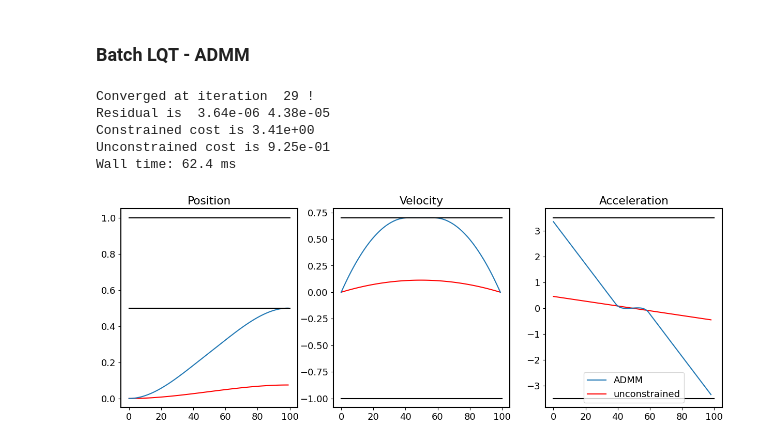
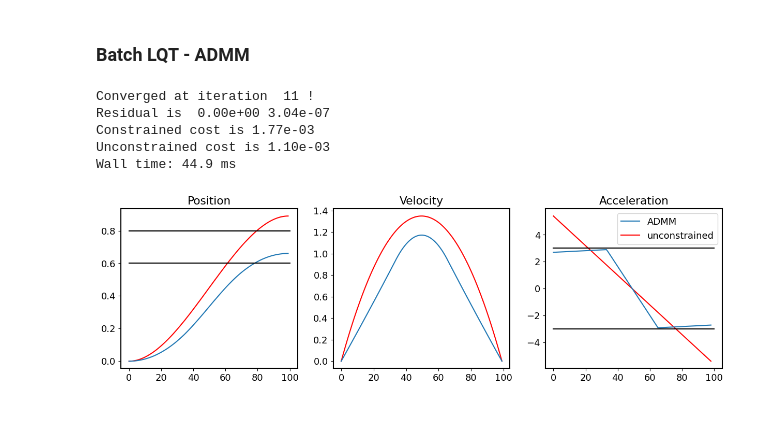
Before and after one commit to chenjianxing1/iLQR-ADMM, a Jupyter notebook: notebooks/Double integrator/LQR and SLS with state bounds.ipynb, the cells around one changed output. Drawn from its saved outputs; the diff is of its cells as text; code cells hidden in the pictures; blank space fills up the shorter version.

```diff
--- a/notebooks/Double integrator/LQR and SLS with state bounds.ipynb
+++ b/notebooks/Double integrator/LQR and SLS with state bounds.ipynb
@@ -46,9 +43,10 @@ Wall time: 0 ns
 # %% [markdown]
 Define the task:
 # %%
-u_std=1e-2
+u_std = 1e-6
+x_std = 1e4
 x_final_target = np.array([1., 0.])
-viaQ_final = np.diag([1e0, 1e6])
+viaQ_final = np.diag([1e-2, x_std])
 
 free_state = np.zeros(d)
 viaQ_free = np.diag([0]*d)
@@ -88,3 +61,6 @@ Last velocity:  4.5797232528684007e-07
+# %%
+x0 = np.zeros(d)
+x_opt, u_opt = sls.solve_batch(x0)
 # %% [markdown]
 ## ADMM Optimization with state bounds on the given timestep
 # %% [markdown]
@@ -120,48 +90,45 @@ for i in range(nb_proj):
 ### Batch LQT - ADMM
 # %%
 %%time
-
-x0 = np.zeros(d)
 # Final timestep position and all timestep velocities are constrained.
 rho_x = np.zeros((N, d, d))
-rho_x[-1, 0, 0] = 1e2 # Final timestep position
-rho_x[:, 1, 1] = 1e0 # all timestep velocities
+rho_x[-1, 0, 0] = 1e3 # Final timestep position
+rho_x[:, 1, 1] = 0. # all timestep velocities
 
-# rho_x = 0.
-rho_u = 1e-2
-rho_x = scipy.linalg.block_diag(*rho_x)
+rho_u = 1e0
+rho_x_ = scipy.linalg.block_diag(*rho_x)
 
 u_optimal, log = sls.ADMM_LQT_Batch(np.zeros(d), list_of_proj_x=list_of_proj_x,list_of_proj_u=list_of_proj_u, max_iter=50000,
-                                      rho_x=rho_x, rho_u=rho_u, threshold=1e-4, warm_start=0, init_guess=None, verbose=False, log=True)
-fig,ax = plt.subplots(ncols=3, figsize=(15,5*x_dim))
+                                      rho_x=rho_x_, rho_u=rho_u, threshold=1e-4, warm_start=0, init_guess=None, verbose=False, log=True)
+fig,ax = plt.subplots(ncols=3, figsize=(15,4))
 x_optimal = sls.C[:,:d]@x0 + sls.D@u_optimal
 ax[0].plot(x_optimal.reshape(N,-1)[:,0], label="ADMM")
-ax[0].plot(sls.x_opt(x0)[:,0], "r", label="unconstrained", zorder=1)
+ax[0].plot(x_opt[:,0], "r", label="unconstrained", zorder=1)
 ax[0].plot([0,N],[lower_x_final]*2, "k")
 ax[0].plot([0,N],[upper_x_final]*2, "k")
 
 ax[1].plot(x_optimal.reshape(N,-1)[:,1])
-ax[1].plot(sls.x_opt(x0)[:,1], "r", zorder=1)
-ax[1].plot([0,N],[lower_dx]*2, "k")
-ax[1].plot([0,N],[upper_dx]*2, "k")
+ax[1].plot(x_opt[:,1], "r", zorder=1)
+# ax[1].plot([0,N],[lower_dx]*2, "k")
+# ax[1].plot([0,N],[upper_dx]*2, "k")
 
 ax[2].plot(u_optimal.reshape(N,-1)[:-1], label="ADMM")
-ax[2].plot(sls.u_opt(x0).flatten(), "r", label="unconstrained", zorder=1)
+ax[2].plot(u_opt[:-1], "r", label="unconstrained", zorder=1)
 ax[2].plot([0,N*u_dim],[lower_u]*2, "k")
 ax[2].plot([0,N*u_dim],[upper_u]*2, "k")
 titles = ["Position", "Velocity", "Acceleration"]
 for i in range(3):
     ax[i].set_title(titles[i])
 
 plt.legend()
-print("Constrained cost is", "{:.2e}".format(sls.cost(x_optimal, u_optimal)))
-print("Unconstrained cost is", "{:.2e}".format(sls.cost(sls.dx, sls.du)))
+print("Constrained cost is", "{:.2e}".format(sls.compute_cost(x_optimal, u_optimal)))
+print("Unconstrained cost is", "{:.2e}".format(sls.compute_cost(x_opt, u_opt)))
 # %% [output]
-Converged at iteration  29 !
-Residual is  3.64e-06 4.38e-05
-Constrained cost is 3.41e+00
-Unconstrained cost is 9.25e-01
-Wall time: 62.4 ms
+Converged at iteration  11 !
+Residual is  0.00e+00 3.04e-07
+Constrained cost is 1.77e-03
+Unconstrained cost is 1.10e-03
+Wall time: 44.9 ms
-[figure, old version]
+[figure, new version]
 # %%
 %%time
```
Also changed, not shown: parts of 17 cells of this notebook, 4 other files.
